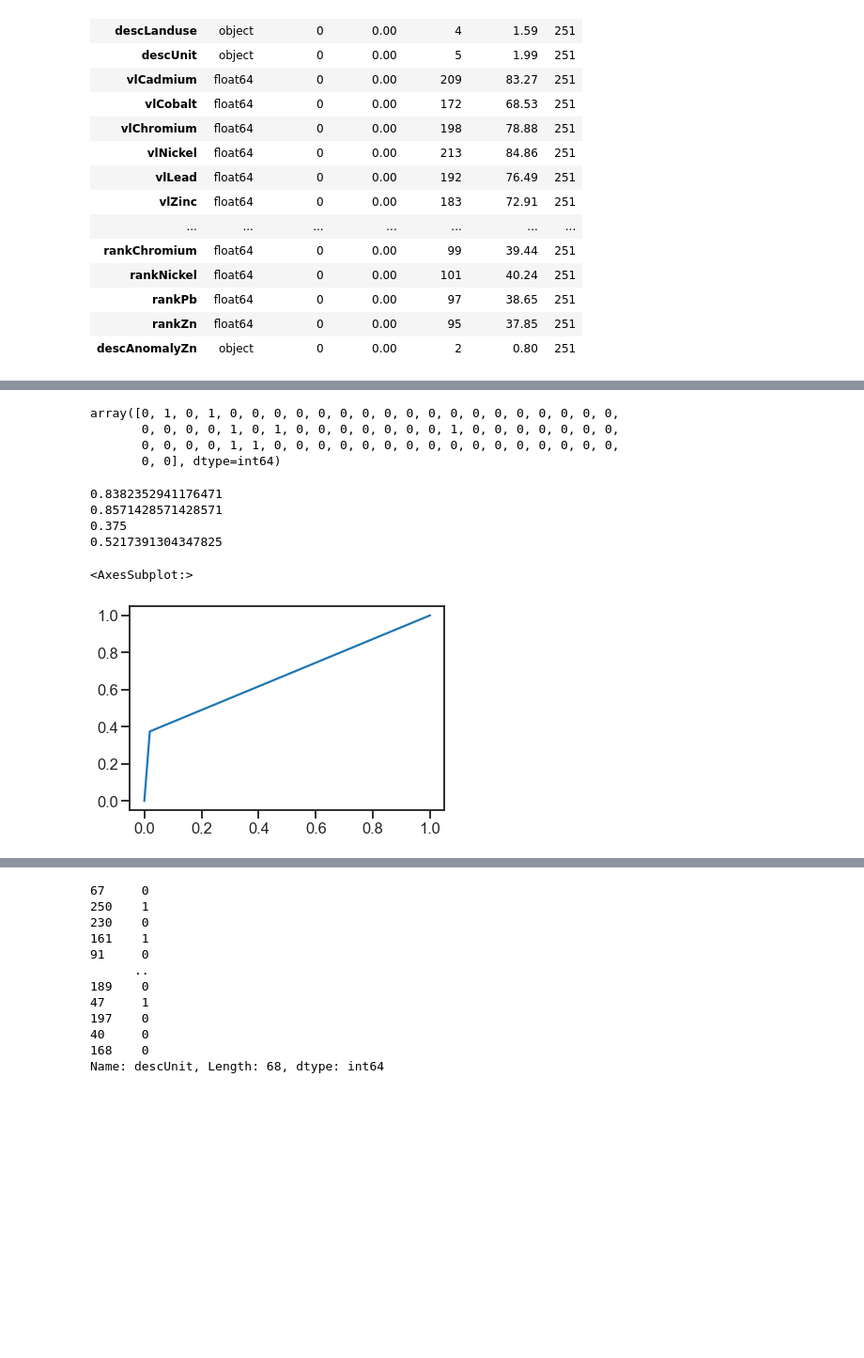
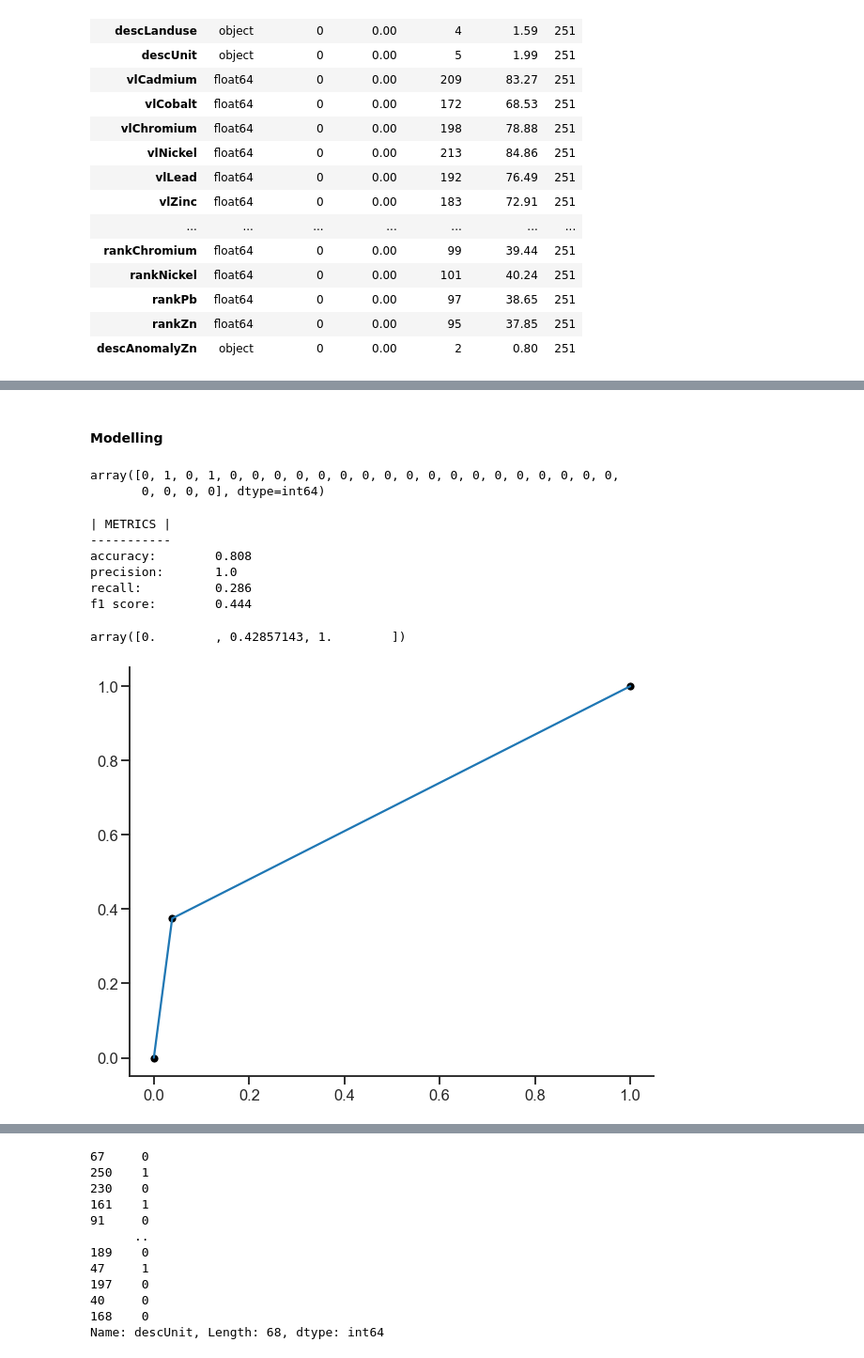
Before and after one commit to luschiro/workflows-geo-data, a Jupyter notebook: modulo_4/modulo_4.ipynb, the cells around one changed output, grey strips where cells are left out. Shown: that part at 94% size. Saved outputs shown, nothing was run; the diff lists cells and outputs as text; code cells hidden in the pictures; blank space fills up the shorter version.

```diff
--- a/modulo_4/modulo_4.ipynb
+++ b/modulo_4/modulo_4.ipynb
@@ -121,10 +123,14 @@ plt.show()
 # %%
 # train - test split
-X_train, X_test, y_train, y_test = train_test_split(df_jura[grade_features], df_jura['descUnit'], random_state=1, test_size=.27)
 
-y_train = y_train.map(lambda x: 0 if x != 'argoviano' else 1)
-y_test = y_test.map(lambda x: 0 if x != 'argoviano' else 1)
+# X represent features whereas y is the target variable
+X_train, X_test, y_train, y_test = train_test_split(df_jura[grade_features], df_jura['descUnit'], random_state=1, test_size=.1)
 
-print(X_train.shape,y_train.shape)
-print(X_test.shape,y_test.shape)
+# simple pipeline that tranforms target variable in binary
+# in this case: is the sample from the Argovian?
+#   1 - yes; 0 - no
+y_train = y_train.map(lambda x: 1 if x == 'argoviano' else 0)
+y_test = y_test.map(lambda x: 1 if x == 'argoviano' else 0)
+
+X_train
 # %% [output]
@@ -133,38 +150,56 @@ print(X_test.shape,y_test.shape)
+# %% [markdown]
+#### Modelling
 # %%
+# modelling
+
+# creating a classifier
 clf = DecisionTreeClassifier()
+
+# fitting model to train features and target
 clf.fit(X=X_train, y=y_train)
 
+# making predictions with test features
 y_pred = clf.predict(X=X_test)
 y_pred
 # %% [output]
 array([0, 1, 0, 1, 0, 0, 0, 0, 0, 0, 0, 0, 0, 0, 0, 0, 0, 0, 0, 0, 0, 0,
-       0, 0, 0, 0, 1, 0, 1, 0, 0, 0, 0, 0, 0, 0, 1, 0, 0, 0, 0, 0, 0, 0,
-       0, 0, 0, 0, 1, 1, 0, 0, 0, 0, 0, 0, 0, 0, 0, 0, 0, 0, 0, 0, 0, 0,
-       0, 0], dtype=int64)
+       0, 0, 0, 0], dtype=int64)
 # %%
-# how many we got it right?
-print(accuracy_score(y_test, y_pred))
+def metrics(yte, ypr):
+  """
+    Function that summarizes classification metrics.
+    * parameters:
+      yte -> y_test, actual data
+      ypr -> y_pred, predictions
+  """
 
-# tp / tp + fp -> from retrieved samples, how many are relevant?
-print(precision_score(y_test, y_pred))
-
-# tp / tp + fn -> how many relevant samples are retrieved?
-print(recall_score(y_test, y_pred))
-
-
-print(f1_score(y_test, y_pred))
+  print('| METRICS |\n-----------')
+  print('accuracy:\t',  round(accuracy_score(yte, ypr), 3)) # how many we got it right?
+  print('precision:\t', round(precision_score(yte, ypr), 3)) # tp / tp + fp -> from retrieved samples, how many are relevant?
+  print('recall:\t\t',  round(recall_score(yte, ypr), 3)) # tp / tp + fn -> how many relevant samples are retrieved?
+  print('f1 score:\t',  round(f1_score(yte, ypr), 3))
-# %% [output]
-0.8382352941176471
-0.8571428571428571
-0.375
-0.5217391304347825
+# %%
+metrics(y_test, y_pred)
+# %% [output]
+| METRICS |
+-----------
+accuracy:        0.808
+precision:       1.0
+recall:          0.286
+f1 score:        0.444
 # %%
 fpr, tpr, tr = roc_curve(y_test, y_pred)
-# %%
-sns.lineplot(x=fpr, y=tpr)
-# %% [output]
-<AxesSubplot:>
-[figure, removed]
+# %%
+tpr
+# %% [output]
+array([0.        , 0.42857143, 1.        ])
+# %%
+plt.figure(figsize=(10,8))
+sns.lineplot(x=fpr, y=tpr)
+sns.scatterplot(x=fpr, y=tpr, color='black')
+sns.despine()
+# %% [output]
+[figure, added]
 # %%
 y_pred
 # %% [output]
```
Also changed, not shown: parts of 4 cells of this notebook.
